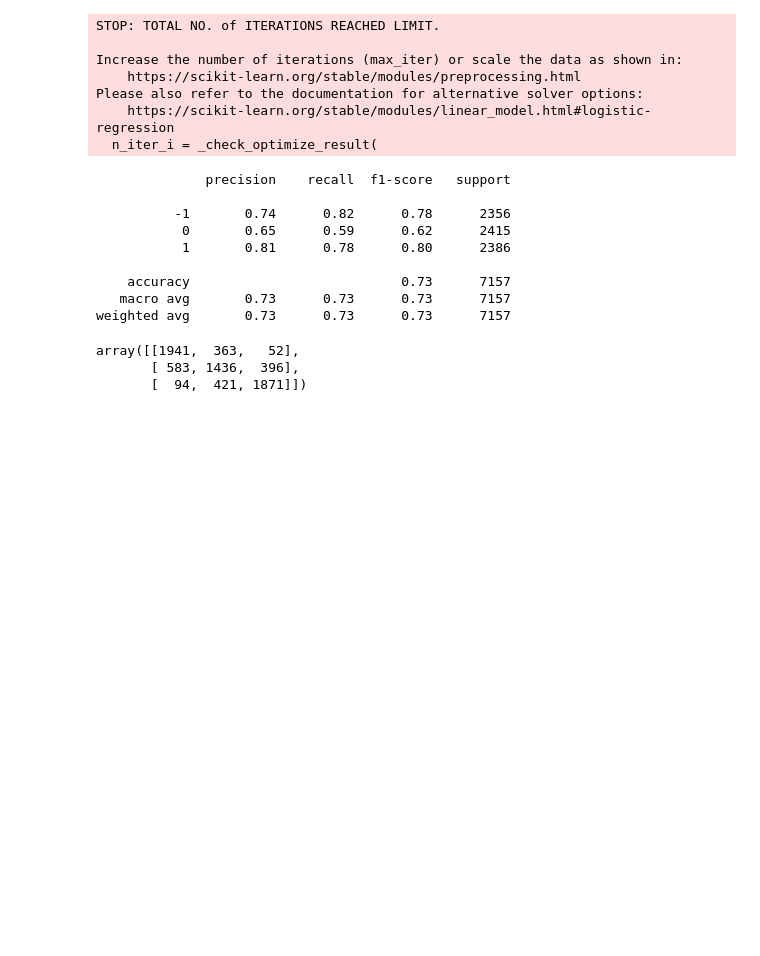
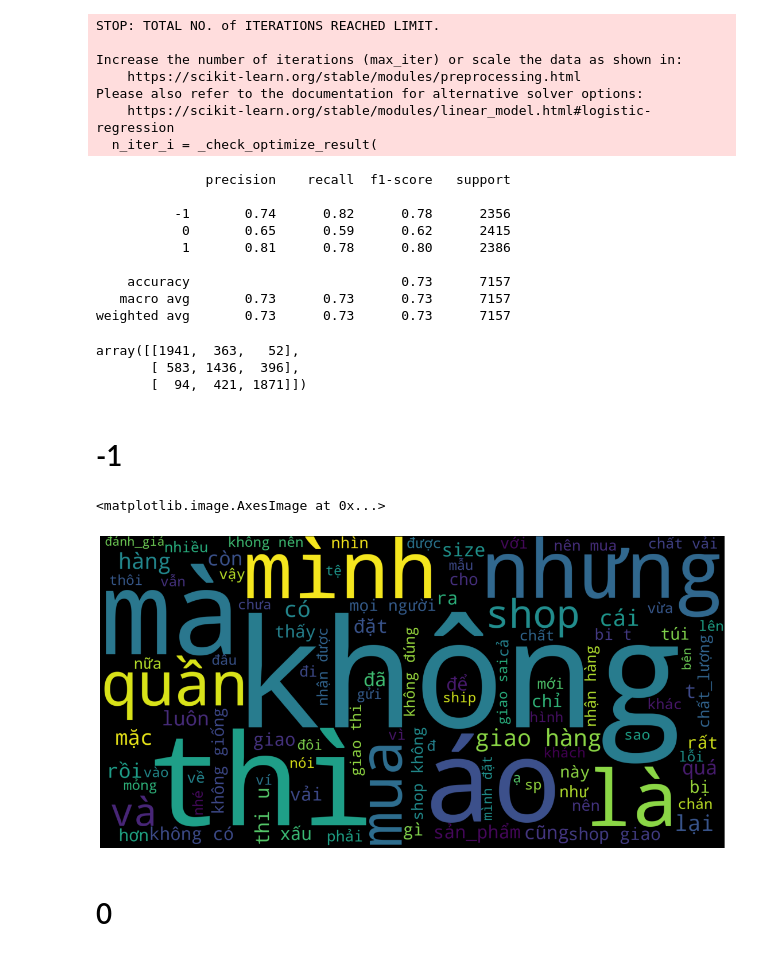
Before and after one commit to cuongpiger/CSC_Data_Science_Final_Project, a Jupyter notebook: 02. Build Model/tmp.ipynb, the cells around one changed output. Cells and saved outputs as stored; diff of their text form; code cells hidden in the pictures; blank space fills up the shorter version.

```diff
--- a/02. Build Model/tmp.ipynb
+++ b/02. Build Model/tmp.ipynb
@@ -204,3 +204,23 @@ cm
 array([[1941,  363,   52],
        [ 583, 1436,  396],
        [  94,  421, 1871]])
+# %% [markdown]
+# -1
+# %%
+group_neg = final_data[final_data['label'] == -1]['review']
+# %%
+tmp_neg = " ".join(group_neg.to_list())
+# %%
+import wordcloud
+import matplotlib.pyplot as plt
+%matplotlib inline
+plt.figure(figsize=(20,10))
+word_cloud = wordcloud.WordCloud(max_words=100,background_color ="black",
+                               width=2000,height=1000,mode="RGB").generate(str(tmp_neg))
+plt.axis("off")
+plt.imshow(word_cloud)
+# %% [output]
+<matplotlib.image.AxesImage at 0x...>
+[figure, added]
+# %% [markdown]
+# 0
```
Also changed, not shown: parts of 7 cells of this notebook.
